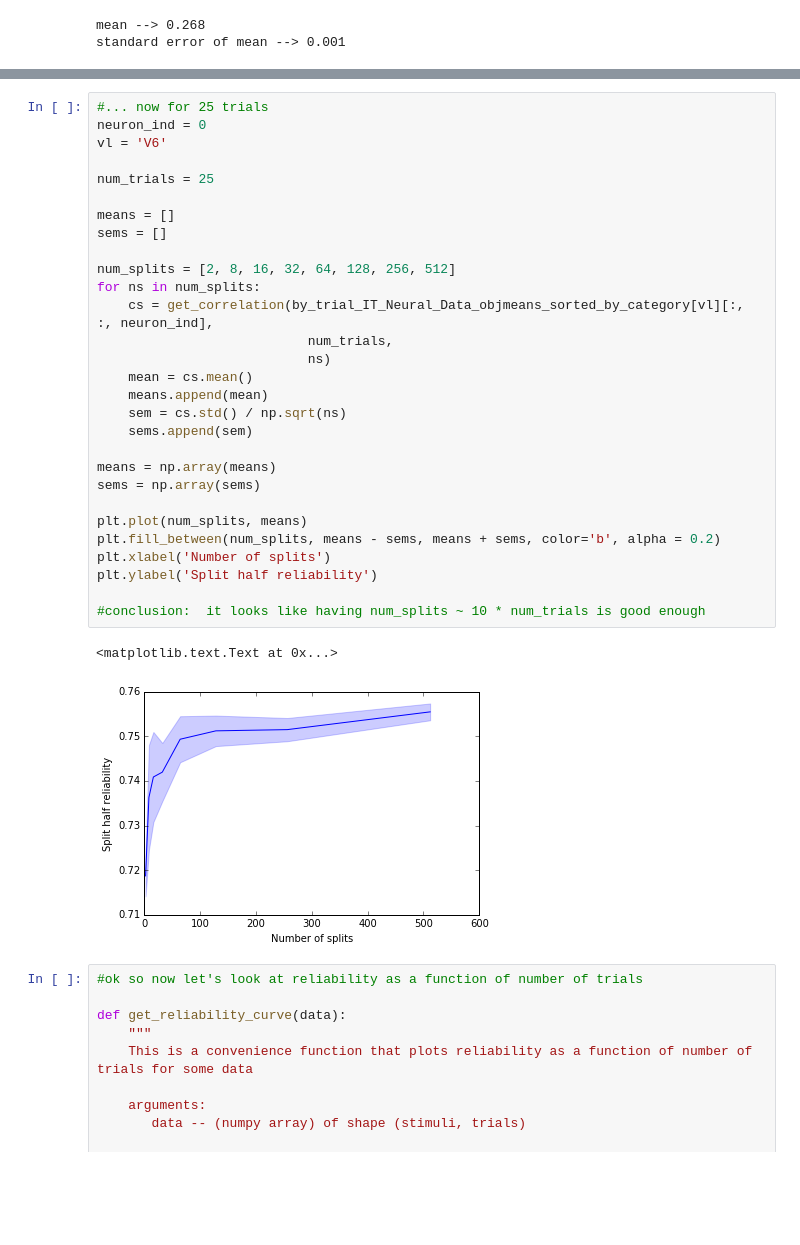
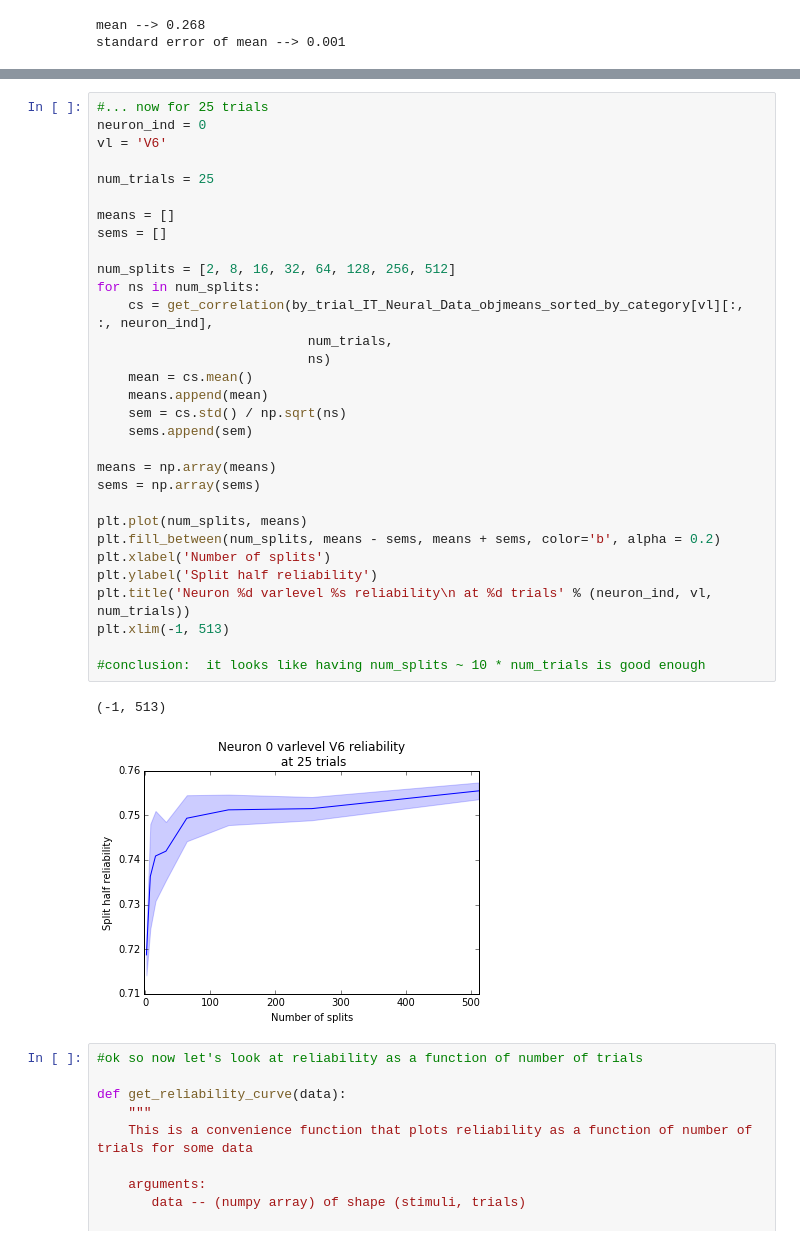
Before and after one commit to neuroailab/psych253, a Jupyter notebook: Lecture2.ipynb, the cells around one changed output, grey strips where cells are left out. Cells and saved outputs as stored; diff of their text form; blank space fills up the shorter version.

```diff
--- a/Lecture2.ipynb
+++ b/Lecture2.ipynb
@@ -473,35 +488,37 @@ plt.ylabel('Split half reliability')
 # %%
 #... now for 25 trials
 neuron_ind = 0
 vl = 'V6'
 
 num_trials = 25
 
 means = []
 sems = []
 
 num_splits = [2, 8, 16, 32, 64, 128, 256, 512]
 for ns in num_splits:
     cs = get_correlation(by_trial_IT_Neural_Data_objmeans_sorted_by_category[vl][:, :, neuron_ind],
                            num_trials,
                            ns)
     mean = cs.mean()
     means.append(mean)
     sem = cs.std() / np.sqrt(ns)
     sems.append(sem)
 
 means = np.array(means)
 sems = np.array(sems)
 
 plt.plot(num_splits, means)
 plt.fill_between(num_splits, means - sems, means + sems, color='b', alpha = 0.2)
 plt.xlabel('Number of splits')
 plt.ylabel('Split half reliability')
+plt.title('Neuron %d varlevel %s reliability\n at %d trials' % (neuron_ind, vl, num_trials))
+plt.xlim(-1, 513)
 
 #conclusion:  it looks like having num_splits ~ 10 * num_trials is good enough
 # %% [output]
-<matplotlib.text.Text at 0x...>
+(-1, 513)
-[figure, old version]
+[figure, new version]
 # %%
 #ok so now let's look at reliability as a function of number of trials
 
```
Also changed, not shown: parts of 6 cells of this notebook.
